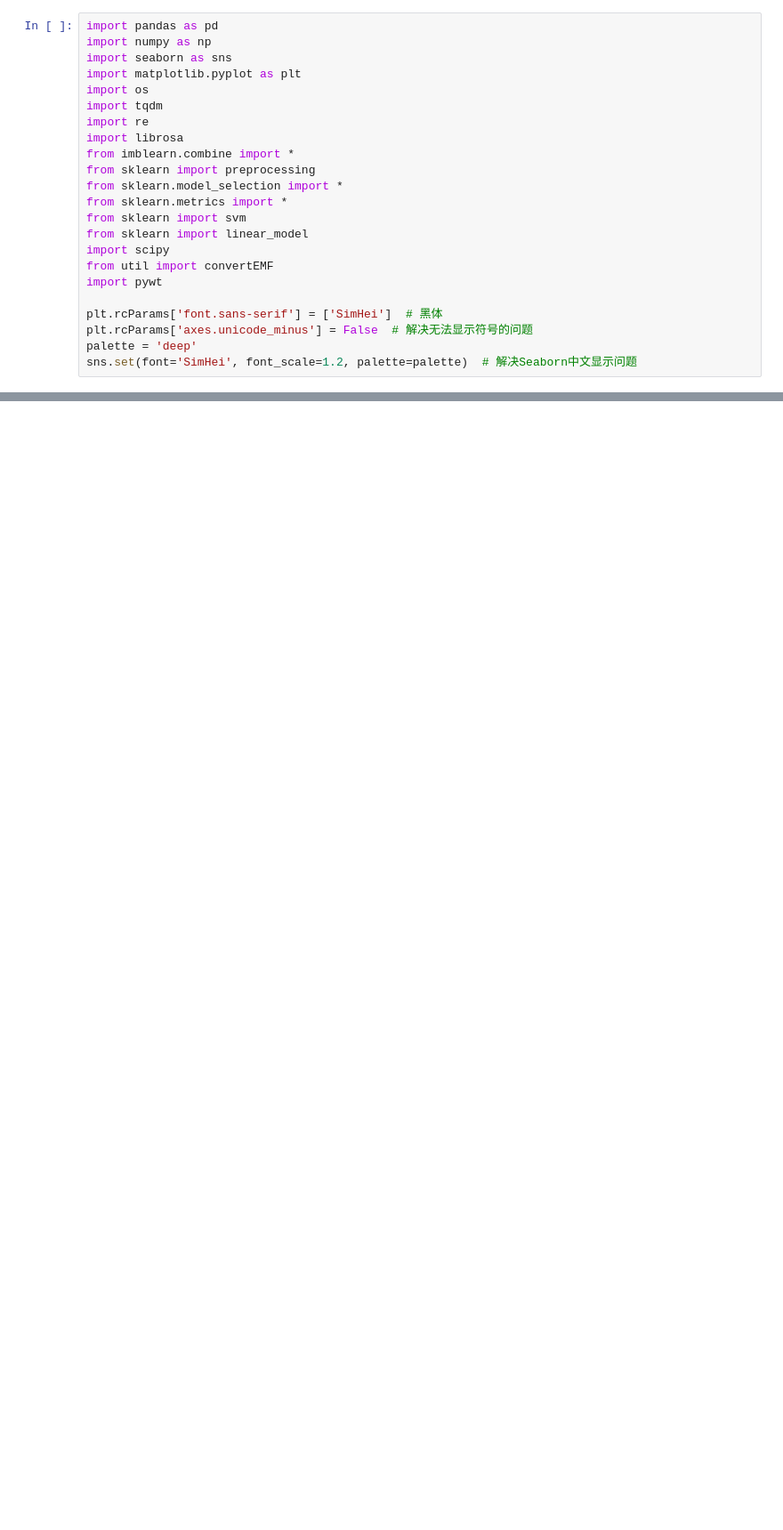
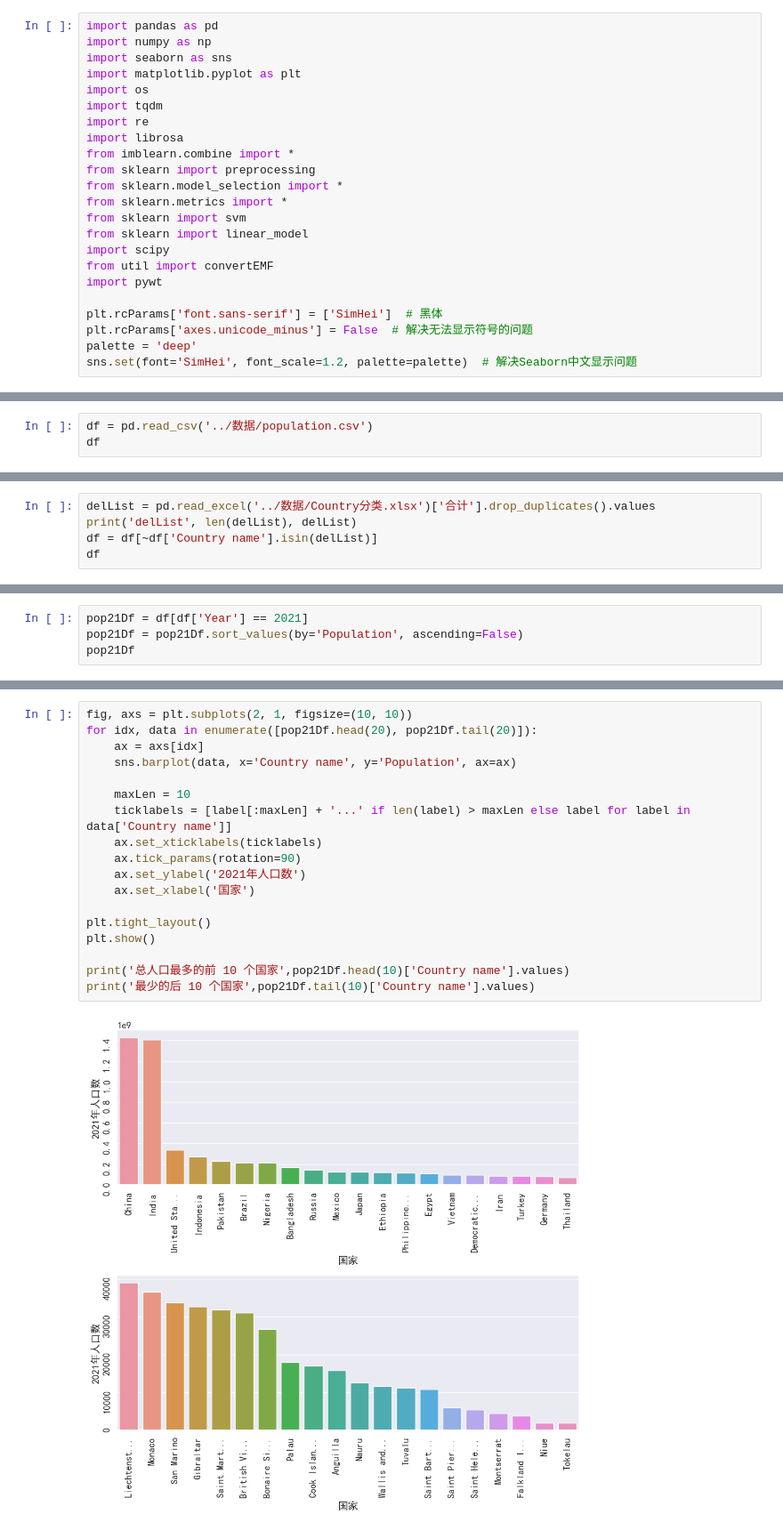
Before and after one commit to james-curtis/2023NDSACCS, a Jupyter notebook: T2/main2.ipynb, the cells around one changed output, grey strips where cells are left out. Shown: that part at 89% size. Drawn from its saved outputs; the diff is of its cells as text; blank space fills up the shorter version.

```diff
--- a/T2/main2.ipynb
+++ b/T2/main2.ipynb
@@ -65,0 +24,3 @@ delList 15 ['Asia (UN)' 'High-income countries'
+# %%
+df = pd.read_csv('../数据/population.csv')
+df
@@ -65,0 +41,5 @@ delList 15 ['Asia (UN)' 'High-income countries'
+# %%
+delList = pd.read_excel('../数据/Country分类.xlsx')['合计'].drop_duplicates().values
+print('delList', len(delList), delList)
+df = df[~df['Country name'].isin(delList)]
+df
@@ -65,0 +71,4 @@ delList 15 ['Asia (UN)' 'High-income countries'
+# %%
+pop21Df = df[df['Year'] == 2021]
+pop21Df = pop21Df.sort_values(by='Population', ascending=False)
+pop21Df
@@ -65,0 +89,20 @@ delList 15 ['Asia (UN)' 'High-income countries'
+# %%
+fig, axs = plt.subplots(2, 1, figsize=(10, 10))
+for idx, data in enumerate([pop21Df.head(20), pop21Df.tail(20)]):
+    ax = axs[idx]
+    sns.barplot(data, x='Country name', y='Population', ax=ax)
+
+    maxLen = 10
+    ticklabels = [label[:maxLen] + '...' if len(label) > maxLen else label for label in data['Country name']]
+    ax.set_xticklabels(ticklabels)
+    ax.tick_params(rotation=90)
+    ax.set_ylabel('2021年人口数')
+    ax.set_xlabel('国家')
+
+plt.tight_layout()
+plt.show()
+
+print('总人口最多的前 10 个国家',pop21Df.head(10)['Country name'].values)
+print('最少的后 10 个国家',pop21Df.tail(10)['Country name'].values)
+# %% [output]
+[figure, added]
```
Also changed, not shown: parts of 7 cells of this notebook, 1 other file.
